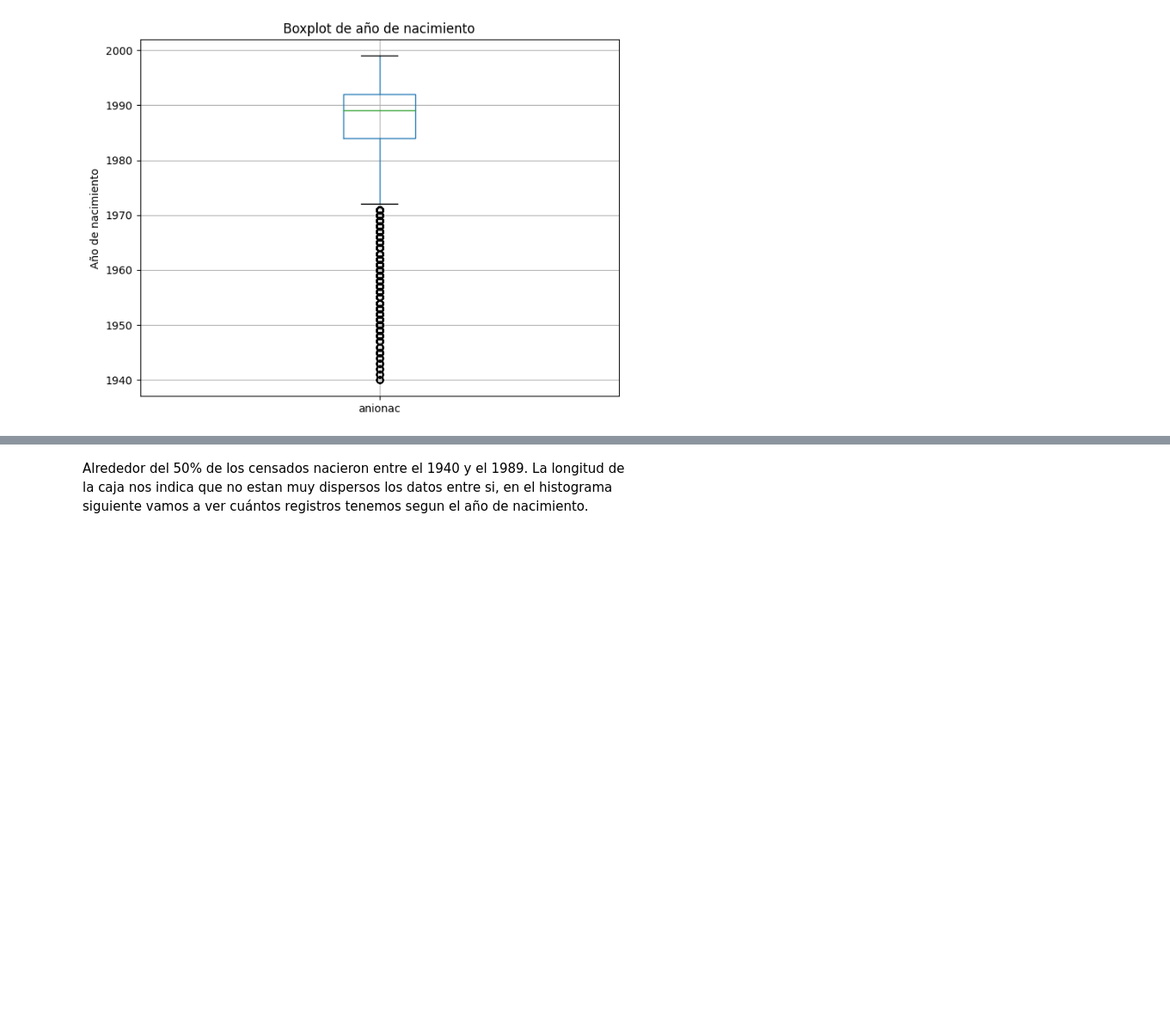
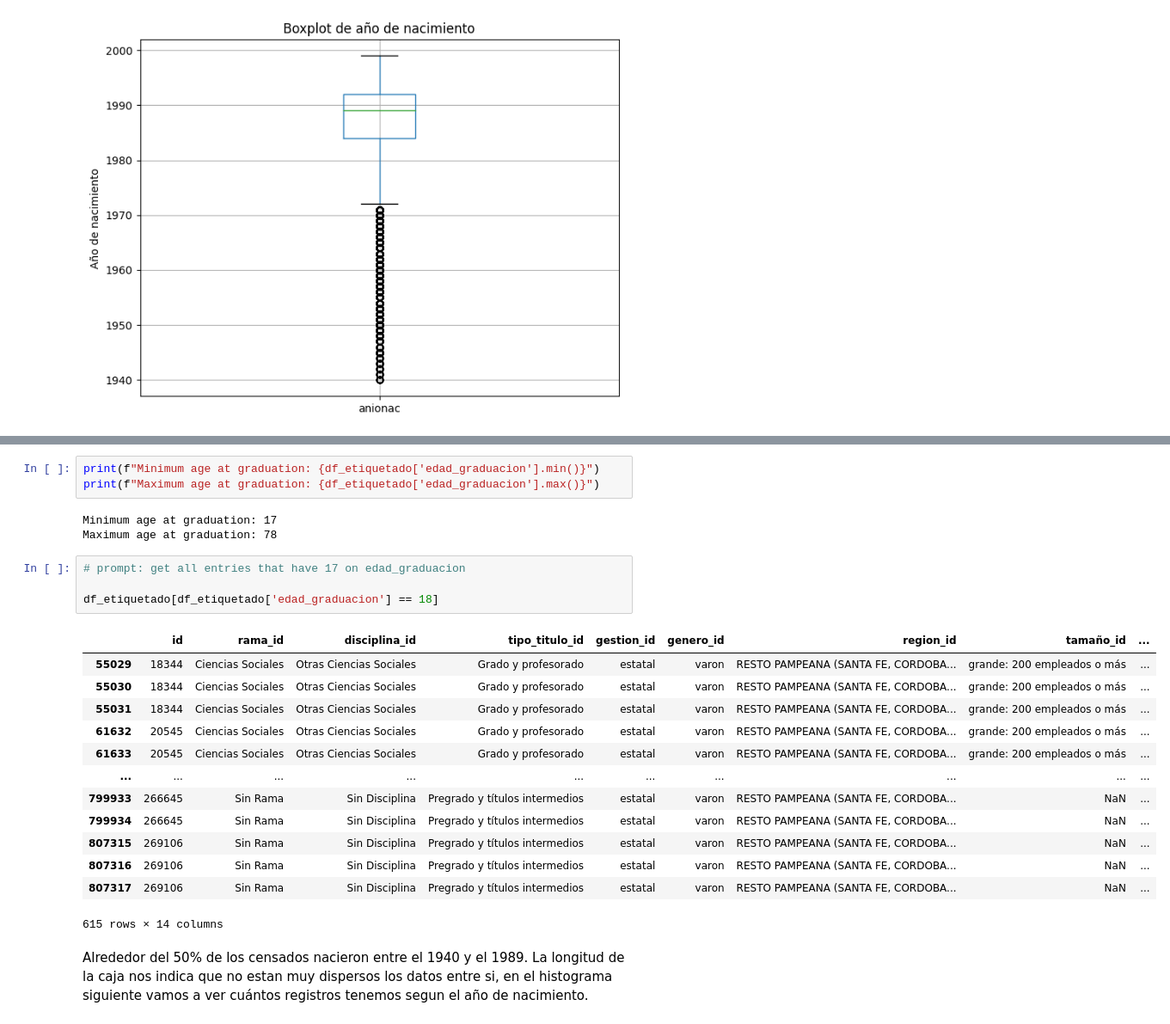
Before and after one commit to itssofiarce/regresion-fcdd, a Jupyter notebook: main.ipynb, the cells around one changed output, grey strips where cells are left out. Shown: that part at 86% size. Cells and saved outputs as stored; diff of their text form; blank space fills up the shorter version.

```diff
--- a/main.ipynb
+++ b/main.ipynb
@@ -192,3 +227,27 @@ plt.show()
+# %%
+print(f"Minimum age at graduation: {df_etiquetado['edad_graduacion'].min()}")
+print(f"Maximum age at graduation: {df_etiquetado['edad_graduacion'].max()}")
+# %% [output]
+Minimum age at graduation: 17
+Maximum age at graduation: 78
+# %%
+# prompt: get all entries that have 17 on edad_graduacion
+
+df_etiquetado[df_etiquetado['edad_graduacion'] == 18]
+# %% [output]
+|  | id | rama_id | disciplina_id | tipo_titulo_id | gestion_id | genero_id | region_id | tamaño_id | ... |
+| 55029 | 18344 | Ciencias Sociales | Otras Ciencias Sociales | Grado y profesorado | estatal | varon | RESTO PAMPEANA (SANTA FE, CORDOBA... | grande: 200 empleados o más | ... |
+| 55030 | 18344 | Ciencias Sociales | Otras Ciencias Sociales | Grado y profesorado | estatal | varon | RESTO PAMPEANA (SANTA FE, CORDOBA... | grande: 200 empleados o más | ... |
+| 55031 | 18344 | Ciencias Sociales | Otras Ciencias Sociales | Grado y profesorado | estatal | varon | RESTO PAMPEANA (SANTA FE, CORDOBA... | grande: 200 empleados o más | ... |
+| 61632 | 20545 | Ciencias Sociales | Otras Ciencias Sociales | Grado y profesorado | estatal | varon | RESTO PAMPEANA (SANTA FE, CORDOBA... | grande: 200 empleados o más | ... |
+| 61633 | 20545 | Ciencias Sociales | Otras Ciencias Sociales | Grado y profesorado | estatal | varon | RESTO PAMPEANA (SANTA FE, CORDOBA... | grande: 200 empleados o más | ... |
+| ... | ... | ... | ... | ... | ... | ... | ... | ... | ... |
+| 799933 | 266645 | Sin Rama | Sin Disciplina | Pregrado y títulos intermedios | estatal | varon | RESTO PAMPEANA (SANTA FE, CORDOBA... | NaN | ... |
+| 799934 | 266645 | Sin Rama | Sin Disciplina | Pregrado y títulos intermedios | estatal | varon | RESTO PAMPEANA (SANTA FE, CORDOBA... | NaN | ... |
+| 807315 | 269106 | Sin Rama | Sin Disciplina | Pregrado y títulos intermedios | estatal | varon | RESTO PAMPEANA (SANTA FE, CORDOBA... | NaN | ... |
+| 807316 | 269106 | Sin Rama | Sin Disciplina | Pregrado y títulos intermedios | estatal | varon | RESTO PAMPEANA (SANTA FE, CORDOBA... | NaN | ... |
+| 807317 | 269106 | Sin Rama | Sin Disciplina | Pregrado y títulos intermedios | estatal | varon | RESTO PAMPEANA (SANTA FE, CORDOBA... | NaN | ... |
+615 rows × 14 columns
 # %% [markdown]
 Alrededor del 50% de los censados nacieron entre el 1940 y el 1989. La longitud de la caja nos indica que no estan muy dispersos los datos entre si, en el histograma siguiente vamos a ver cuántos registros tenemos segun el año de nacimiento.
 # %%
```
Also changed, not shown: parts of 17 cells of this notebook.
